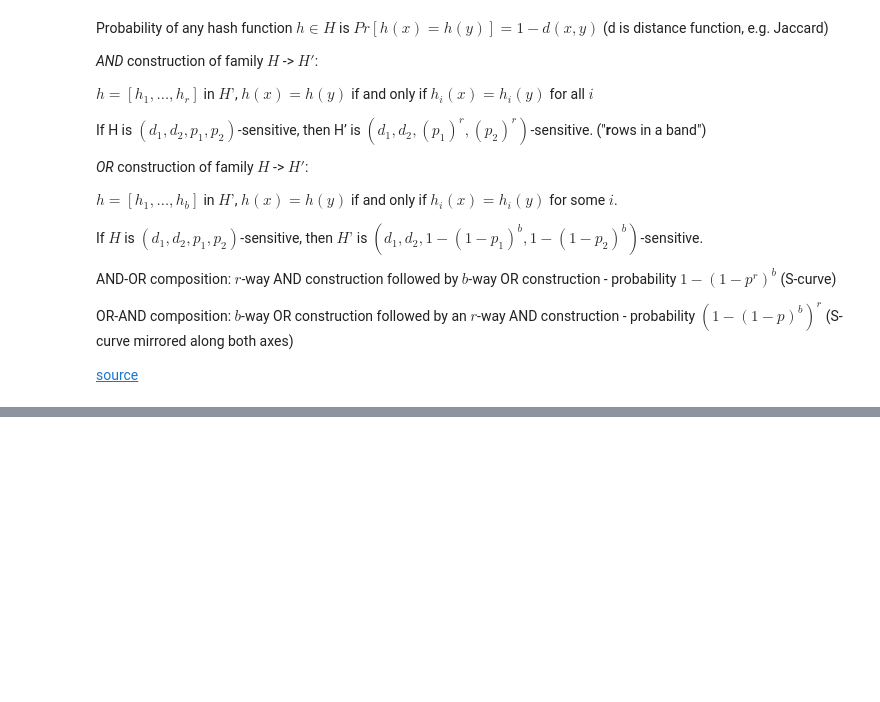
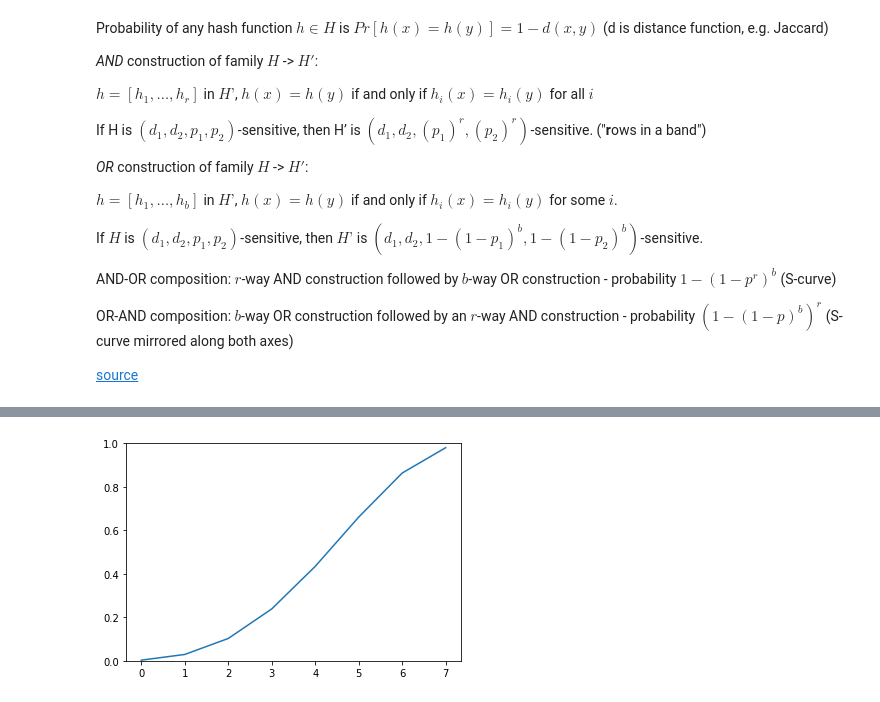
Before and after one commit to albiosz/Big-Data-Analytics, a Jupyter notebook: Exercise01.ipynb, the cells around one changed output, grey strips where cells are left out. Saved outputs shown, nothing was run; the diff lists cells and outputs as text; code cells hidden in the pictures; blank space fills up the shorter version.

```diff
--- a/Exercise01.ipynb
+++ b/Exercise01.ipynb
@@ -389,3 +429,90 @@ AND-OR composition: $r$-way AND construction followed by $b$-way OR construction
 OR-AND composition: $b$-way OR construction followed by an $r$-way AND construction - probability $(1-(1-p)^b)^r$ (S-curve mirrored along both axes)
 
 [source](https://towardsdatascience.com/understanding-locality-sensitive-hashing-49f6d1f6134)
+# %%
+import numpy as np
+import matplotlib.pyplot as plt
+%matplotlib inline
+
+#task 1 & 2
+r = 2
+b = 3
+
+#task 3
+param = 2
+
+def and_construction(p, r):
+    return pow(p,b)
+
+def or_construction(p, b):
+    return 1-pow(1-p, b)
+
+def task_one(p1, p2, r, b):
+    result_p1 = and_construction(p1, r)
+    result_p1 = or_construction(result_p1, b)
+    result_p2 = and_construction(p2, r)
+    result_p2 = or_construction(result_p2, b)
+    return(result_p1, result_p2)
+
+def task_two(p1 ,p2 , r, b):
+    result_p1 = or_construction(p1, b)
+    result_p1 = and_construction(result_p1, r)
+    result_p2 = or_construction(p2, b)
+    result_p2 = and_construction(result_p2, r)
+    return(result_p1, result_p2)
+
+def task_3(p1, p2, r, b):
+    result_p1 = and_construction(p1, r)
+    result_p1 = or_construction(result_p1, b)
+    result_p1 = and_construction(result_p1, r)
+    result_p2 = and_construction(p2, r)
+    result_p2 = or_construction(result_p2, b)
+    result_p2 = and_construction(result_p2, r)
+    return(result_p1, result_p2)
+
+def task_4(p1, p2, r, b):
+    result_p1 = or_construction(p1, b)
+    result_p1 = and_construction(result_p1, r)
+    result_p1 = or_construction(result_p1, b)
+    result_p1 = and_construction(result_p1, r)
+    result_p2 = or_construction(p2, b)
+    result_p2 = and_construction(result_p2, r)
+    result_p2 = or_construction(result_p2, b)
+    result_p2 = and_construction(result_p2, r)
+    return(result_p1, result_p2)
+
+
+def main():
+    d1 = 0.3
+    d2 = 0.6
+    p1 = 1 - d1
+    p2 = 1 - d2
+    task1_list = []
+    task2_list = []
+    task3_list = []
+    task4_list = []
+    for p in np.linspace(0.1, 0.9, 8):
+        probability = task_one(p, p, 2, 3)
+        task1_list.append([probability[0]])
+        probability = task_two(p, p, 3, 2)
+        task2_list.append([probability[0]])
+        probability = task_3(p, p, 2, 2)
+        task3_list.append([probability[0]])
+        probability = task_4(p, p, 2, 2)
+        task4_list.append([probability[0]])
+    print(task1_list)
+    plt.ylim(0, 1)
+    #plt.xlim(0, d1)
+    plt.plot(task1_list)
+    plt.show()
+    plt.plot(task2_list)
+    plt.show()
+    plt.plot(task3_list)
+    plt.show()
+    plt.plot(task4_list)
+    plt.show()
+
+
+if __name__ == "__main__":
+    main()
+# %% [output]
@@ -391,0 +520 @@ OR-AND composition: $b$-way OR construction followed by an $r$-way AND construct
+[figure, added]
```
Also changed, not shown: parts of 3 cells of this notebook.
